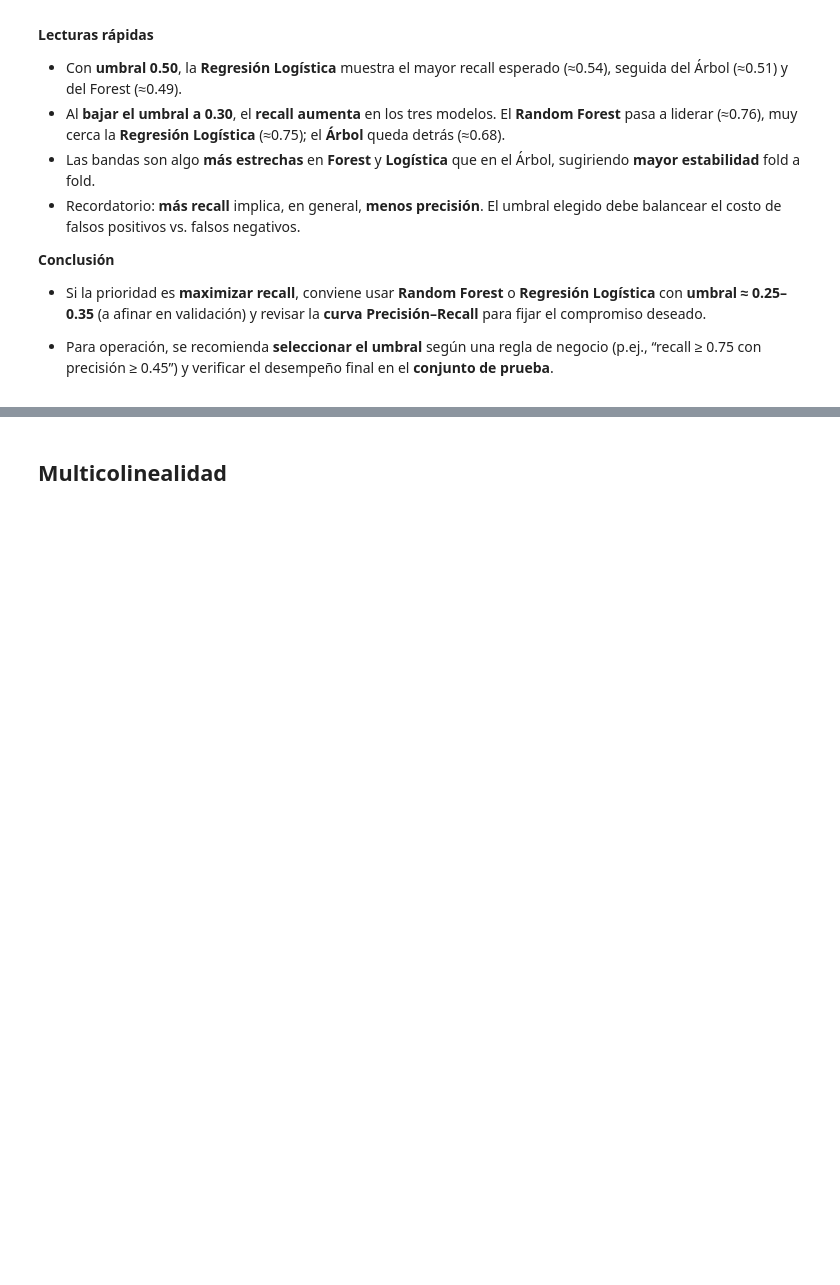
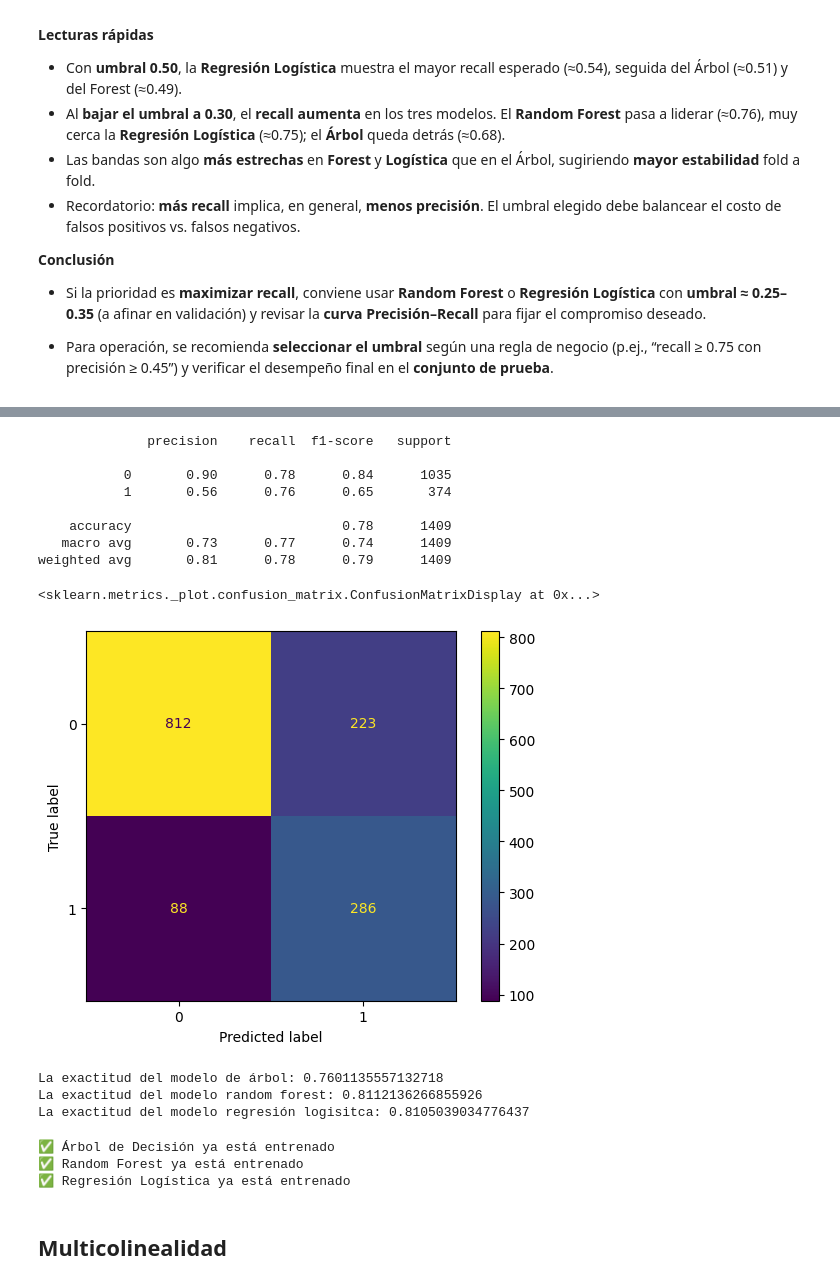
Before and after one commit to DanielRaiicHu/telecom_x_2, a Jupyter notebook: telecom_x_2.ipynb, the cells around one changed output, grey strips where cells are left out. Drawn from its saved outputs; the diff is of its cells as text; code cells hidden in the pictures; blank space fills up the shorter version.

Commit message:
Actualización: Antes de modificar get_dummies

```diff
--- a/telecom_x_2.ipynb
+++ b/telecom_x_2.ipynb
@@ -1181,3 +1355,57 @@ Intervalo de confianza del Recall con umbral 0.3: 0.7054 - 0.8210
+# %%
+from sklearn.metrics import classification_report, ConfusionMatrixDisplay
+
+# predecir probabilidades de la clase positiva (columna 1)
+probas = modelo_forest.predict_proba(X_test)[:, 1]
+
+# aplicar umbral 0.3
+y_pred_umbral = (probas >= 0.3).astype(int)
+
+# métricas
+print(classification_report(y_test, y_pred_umbral))
+
+# matriz de confusión
+ConfusionMatrixDisplay.from_predictions(y_test, y_pred_umbral)
+# %% [output]
+              precision    recall  f1-score   support
+
+           0       0.90      0.78      0.84      1035
+           1       0.56      0.76      0.65       374
+
+    accuracy                           0.78      1409
+   macro avg       0.73      0.77      0.74      1409
+weighted avg       0.81      0.78      0.79      1409
+<sklearn.metrics._plot.confusion_matrix.ConfusionMatrixDisplay at 0x...>
+[figure, added]
+# %%
+lista = [('de árbol', modelo_arbol, X_test),
+         ('random forest', modelo_forest, X_test),
+         ('regresión logisitca', modelo_logistica, X_test)]
+
+# Iteramos sobre la lista e imprimimos el score (exactitud) de cada modelo
+for i in lista:
+  print(f'La exactitud del modelo {i[0]}: {i[1].score(i[2],y_test)}')
+# %% [output]
+La exactitud del modelo de árbol: 0.7601135557132718
+La exactitud del modelo random forest: 0.8112136266855926
+La exactitud del modelo regresión logisitca: 0.8105039034776437
+# %%
+from sklearn.exceptions import NotFittedError
+
+def check_entrenado(modelo, nombre):
+    try:
+        modelo.predict(X_test[:5])
+        print(f"{nombre} ya está entrenado")
+    except NotFittedError:
+        print(f"{nombre} NO está entrenado, necesitas hacer .fit() antes")
+
+check_entrenado(modelo_arbol, "Árbol de Decisión")
+check_entrenado(modelo_forest, "Random Forest")
+check_entrenado(modelo_logistica, "Regresión Logística")
+# %% [output]
+✅ Árbol de Decisión ya está entrenado
+✅ Random Forest ya está entrenado
+✅ Regresión Logística ya está entrenado
 # %% [markdown]
 ## **Multicolinealidad**
 # %%
```
Also changed, not shown: parts of 15 cells of this notebook.
